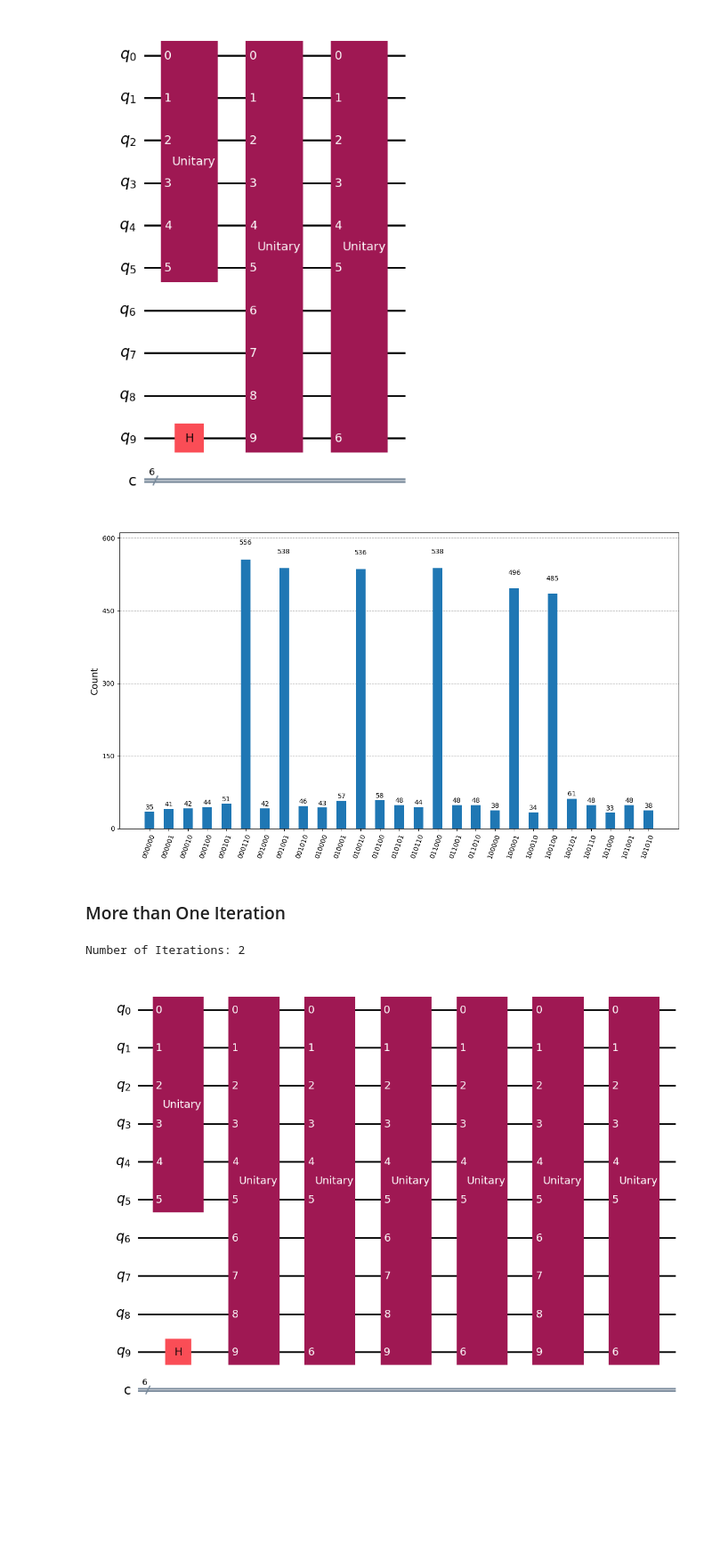
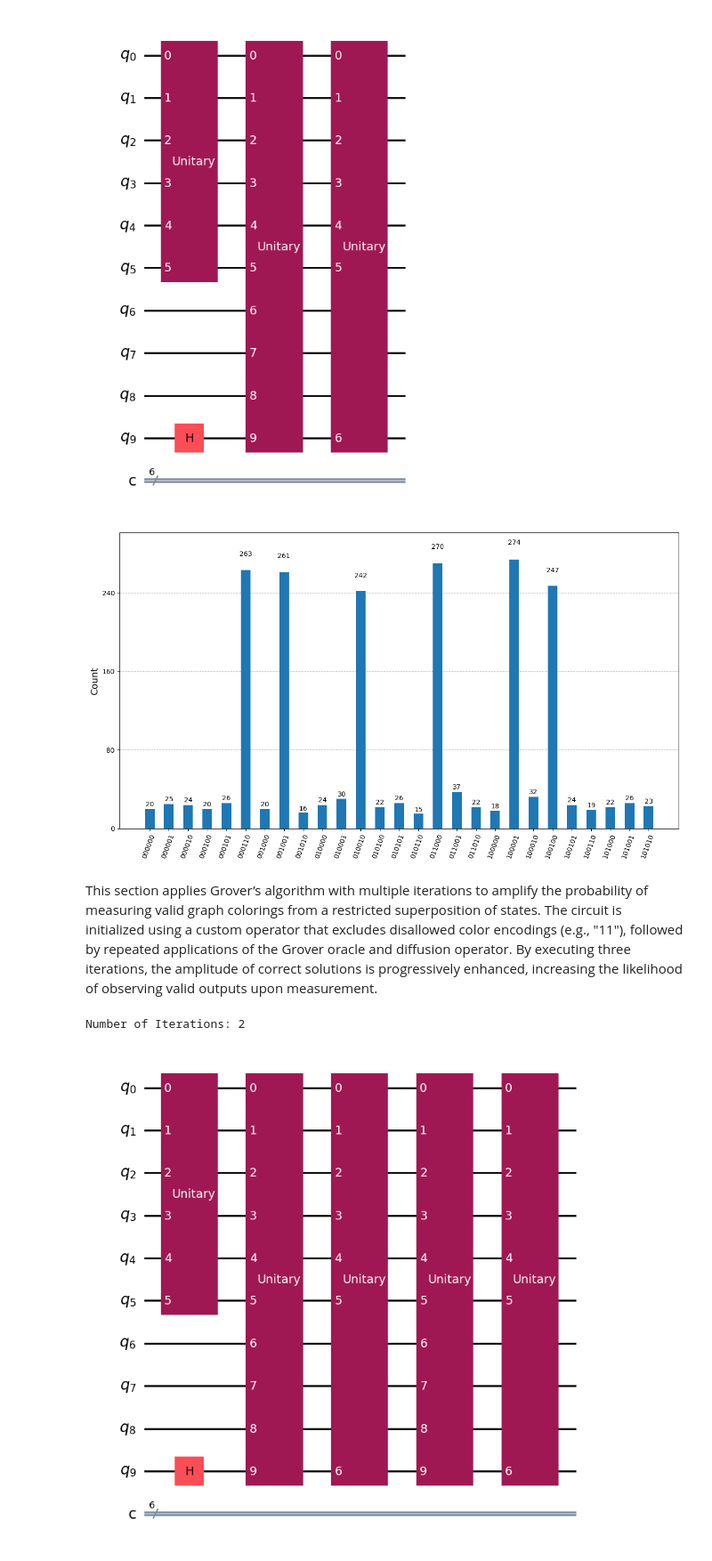
Before and after one commit to default741/graph-coloring-quantum-circuits, a Jupyter notebook: notebooks/06-general-graph-coloring-grover-search.ipynb, the cells around one changed output. Shown at 89% size. Saved outputs shown, nothing was run; the diff lists cells and outputs as text; code cells hidden in the pictures; blank space fills up the shorter version.

```diff
--- a/notebooks/06-general-graph-coloring-grover-search.ipynb
+++ b/notebooks/06-general-graph-coloring-grover-search.ipynb
@@ -36,6 +50,0 @@ class Problem:
-# %%
-num_vertices = 5
-edges_list = [(0, 1), (1, 2), (0, 2), (0, 3), (0, 4), (2, 3), (1, 3)]
-
-problem = Problem(num_vertices=num_vertices, edges_list=edges_list)
-problem
@@ -302,36 +384,62 @@ circuit.draw("mpl")
 # %% [output]
 [figure]
 # %%
-Utils.simulate(circuit=circuit, num_shots=4096)
+# Simulate and Plot Results
+Utils.simulate(circuit=circuit, qubit_count=num_vertex_qubits, num_shots=2048)
 # %% [output]
-[figure, old version]
+[figure, new version]
 # %% [markdown]
-### More than One Iteration
+This section applies Grover’s algorithm with multiple iterations to amplify the probability of measuring valid graph colorings from a restricted superposition of states. The circuit is initialized using a custom operator that excludes disallowed color encodings (e.g., "11"), followed by repeated applications of the Grover oracle and diffusion operator. By executing three iterations, the amplitude of correct solutions is progressively enhanced, increasing the likelihood of observing valid outputs upon measurement.
 # %%
 from qiskit import QuantumCircuit, QuantumRegister, ClassicalRegister
 
-num_iter = Utils.get_num_iter(num_qubits=(problem.num_qubits - problem.num_edges), num_solutions=12)
+# Configuration
+num_qubits = problem.num_qubits
+num_vertex_qubits = problem.num_vertices * 2
+output_qubit_index = num_qubits - 1
+vertex_qubit_indices = list(range(num_vertex_qubits))
+
+# Calculate Grover iterations based on reduced state space
+num_iter = Utils.get_num_iter(
+    num_qubits=(num_qubits - problem.num_edges),  # Exclude ancilla qubits
+    num_solutions=12
+)
 print(f"Number of Iterations: {num_iter}")
 
-q_regs = QuantumRegister(problem.num_qubits, name='q')
-c_regs = ClassicalRegister(problem.num_vertices * 2, name='c')
-
-ristrict_operator = GroversSearch.circuit_initializer(num_qubits=(num_vertices * 2), restrict_states=["11"])
-oracle_operator = GroversSearch.grover_oracle(num_qubits=problem.num_qubits,
-                                num_vertices=num_vertices, edges_list=edges_list)
-diffusion_op = GroversSearch.diffusion_operator(num_vertices=num_vertices, custom_initializer=ristrict_operator)
-
+# Quantum and Classical Registers
+q_regs = QuantumRegister(num_qubits, name='q')
+c_regs = ClassicalRegister(num_vertex_qubits, name='c')
 circuit = QuantumCircuit(q_regs, c_regs)
 
-circuit.append(ristrict_operator, list(range(num_vertices * 2)))
-circuit.h(q_regs[-1])
+# Initialize only valid color states (excluding "11")
+restrict_operator = GroversSearch.circuit_initializer(
+    num_qubits=num_vertex_qubits,
+    restrict_states=["11"]
+)
+circuit.append(restrict_operator, vertex_qubit_indices)
 
-for _ in range(3):
+# Prepare output qubit for oracle marking
+circuit.h(q_regs[output_qubit_index])
+
+# Create oracle and diffusion operators
+oracle_operator = GroversSearch.grover_oracle(
+    num_qubits=num_qubits,
+    num_vertices=problem.num_vertices,
+    edges_list=problem.edges_list
+)
+diffusion_operator = GroversSearch.diffusion_operator(
+    num_vertices=problem.num_vertices,
+    custom_initializer=restrict_operator
+)
+
+# Apply Grover iterations
+for _ in range(num_iter):
     circuit.append(oracle_operator, q_regs)
-    circuit.append(diffusion_op, list(range(num_vertices * 2)) + [problem.num_qubits - 1])
+    circuit.append(diffusion_operator, vertex_qubit_indices + [output_qubit_index])
 
+# Visualize the circuit
 circuit.draw("mpl")
 # %% [output]
 Number of Iterations: 2
-[figure, old version]
+[figure, new version]
 # %%
```
Also changed, not shown: parts of 24 cells of this notebook, 1 other file.
